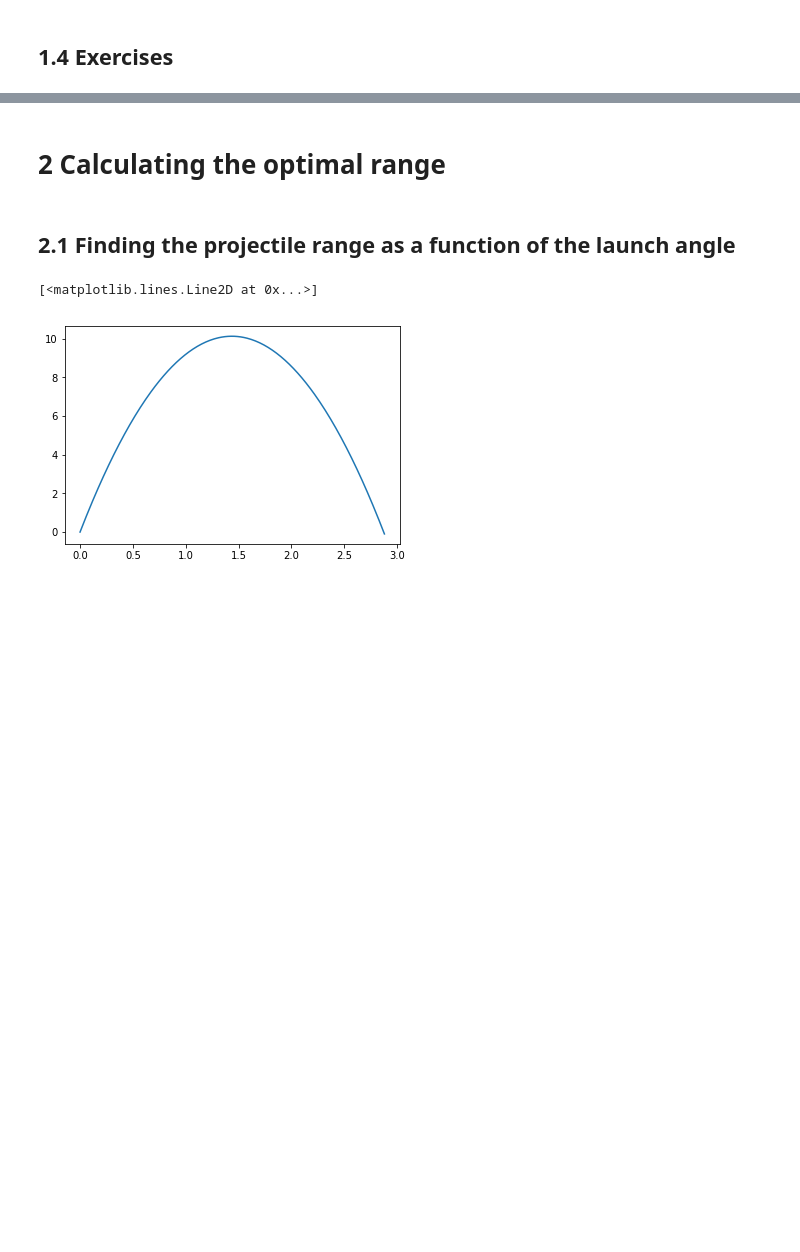
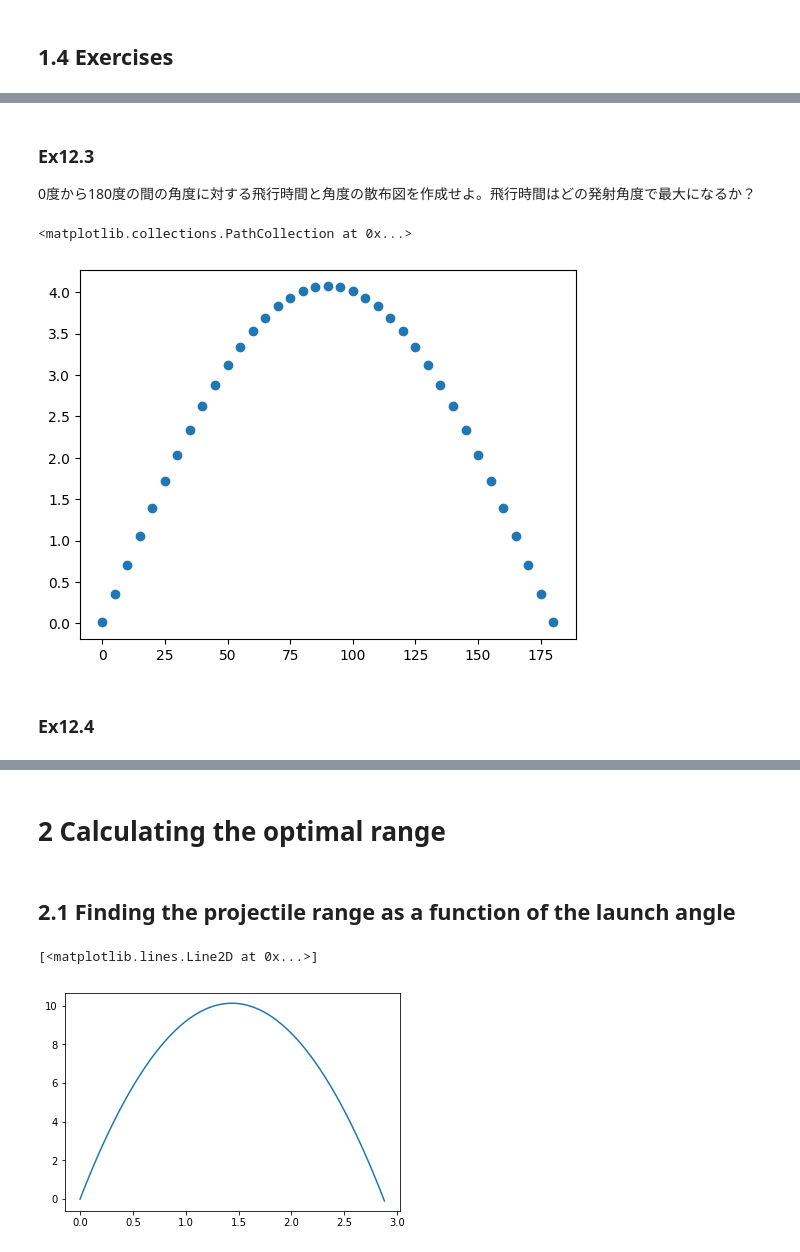
Before and after one commit to kjmatsuda/Math-for-Programmers, a Jupyter notebook: Chapter_12/ex12.ipynb, the cells around one changed output, grey strips where cells are left out. Saved outputs shown, nothing was run; the diff lists cells and outputs as text; code cells hidden in the pictures; blank space fills up the shorter version.

```diff
--- a/Chapter_12/ex12.ipynb
+++ b/Chapter_12/ex12.ipynb
@@ -78,0 +104,13 @@ plt.scatter(angles,landing_positions)
+# %% [markdown]
+### Ex12.3
+0度から180度の間の角度に対する飛行時間と角度の散布図を作成せよ。飛行時間はどの発射角度で最大になるか？
+# %%
+# hang_time を使えばよさそうだ。
+test_angles = range(0,181,5)
+hang_times = [hang_time(trajectory(theta)) for theta in test_angles]
+plt.scatter(test_angles, hang_times)
+# %% [output]
+<matplotlib.collections.PathCollection at 0x...>
+[figure, added]
+# %% [markdown]
+### Ex12.4
```
Also changed, not shown: parts of 10 cells of this notebook.
